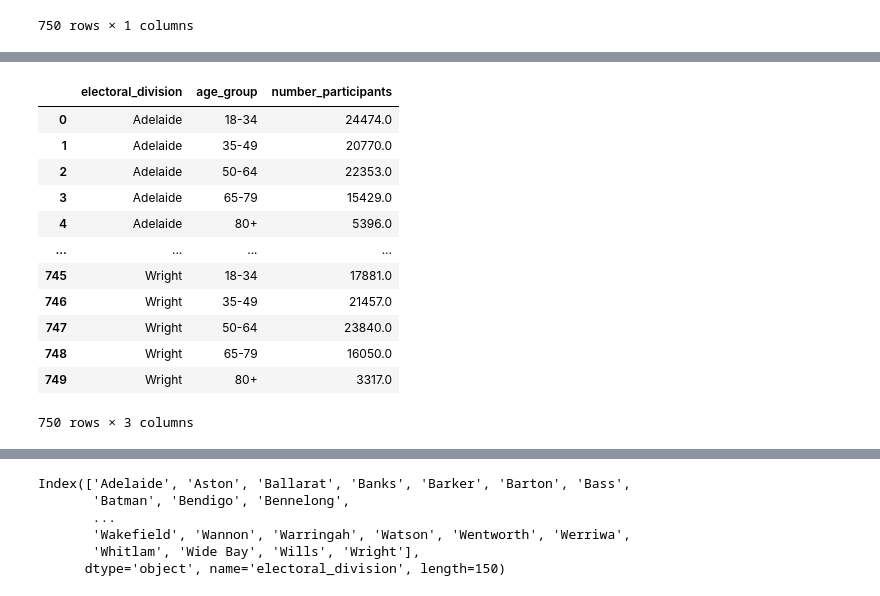
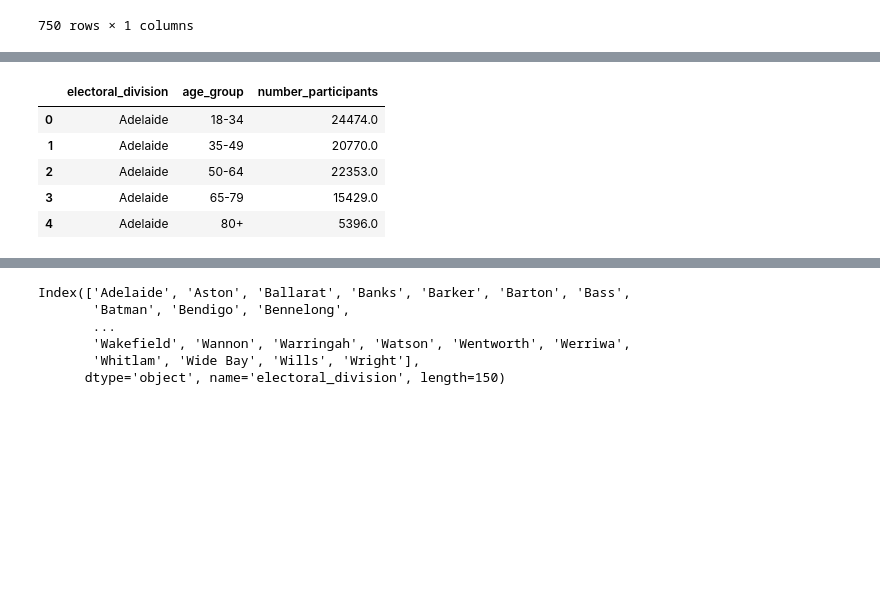
Before and after one commit to annewieggers/ETL-project, a Jupyter notebook: 07-extracting_transforming_marriage_postal_survey_by_age.ipynb, the cells around one changed output, grey strips where cells are left out. Saved outputs shown, nothing was run; the diff lists cells and outputs as text; code cells hidden in the pictures; blank space fills up the shorter version.

```diff
--- a/07-extracting_transforming_marriage_postal_survey_by_age.ipynb
+++ b/07-extracting_transforming_marriage_postal_survey_by_age.ipynb
@@ -174,19 +170,12 @@ participants_age
 # %%
-# making age_group a column
+# making electoral_division a column
 participants_age = participants_age.reset_index(level=['electoral_division'])
-participants_age
+participants_age.head()
 # %% [output]
 |  | electoral_division | age_group | number_participants |
 | 0 | Adelaide | 18-34 | 24474.0 |
 | 1 | Adelaide | 35-49 | 20770.0 |
 | 2 | Adelaide | 50-64 | 22353.0 |
 | 3 | Adelaide | 65-79 | 15429.0 |
 | 4 | Adelaide | 80+ | 5396.0 |
-| ... | ... | ... | ... |
-| 745 | Wright | 18-34 | 17881.0 |
-| 746 | Wright | 35-49 | 21457.0 |
-| 747 | Wright | 50-64 | 23840.0 |
-| 748 | Wright | 65-79 | 16050.0 |
-| 749 | Wright | 80+ | 3317.0 |
-750 rows × 3 columns
 # %%
```
Also changed, not shown: parts of 28 cells of this notebook, 3 other files.
